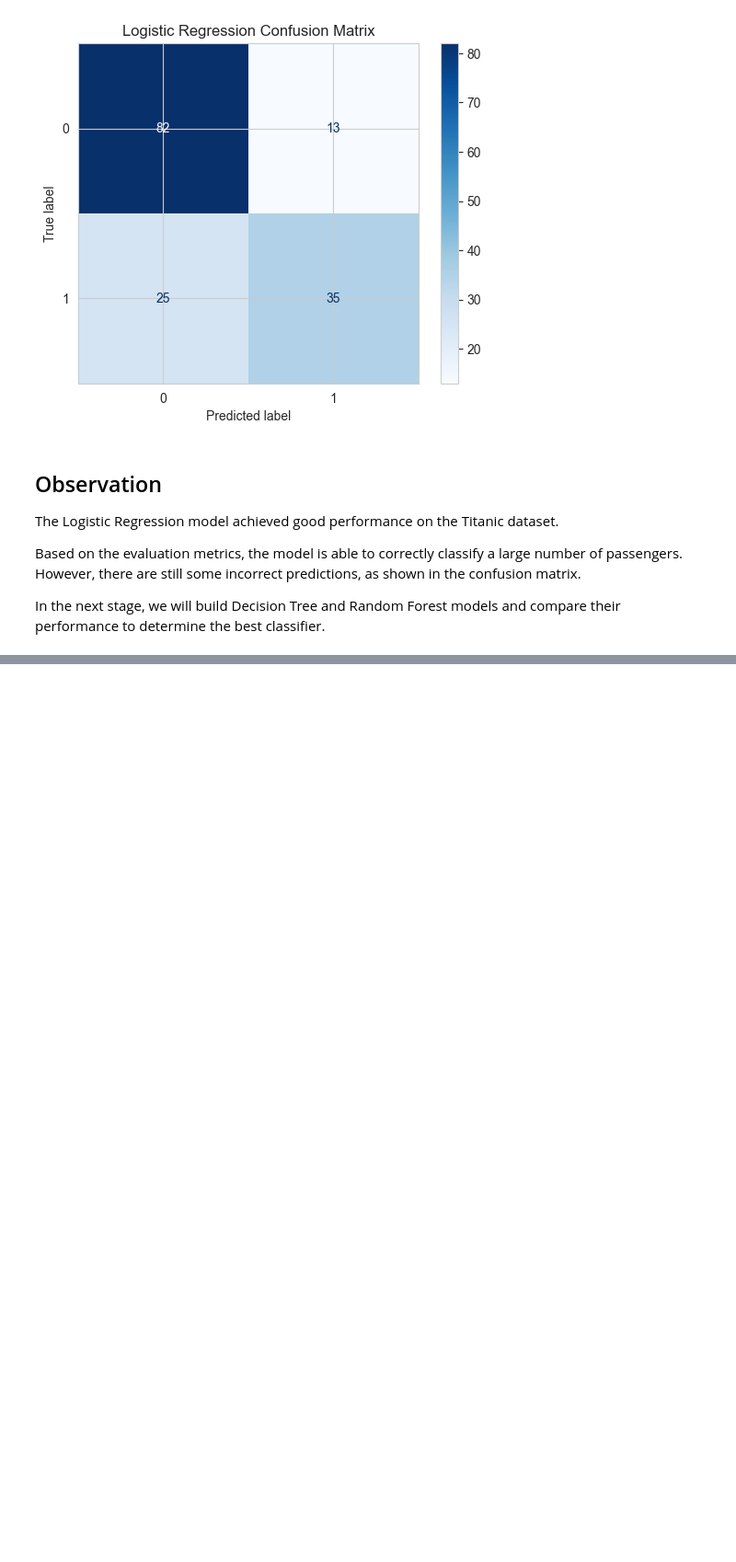
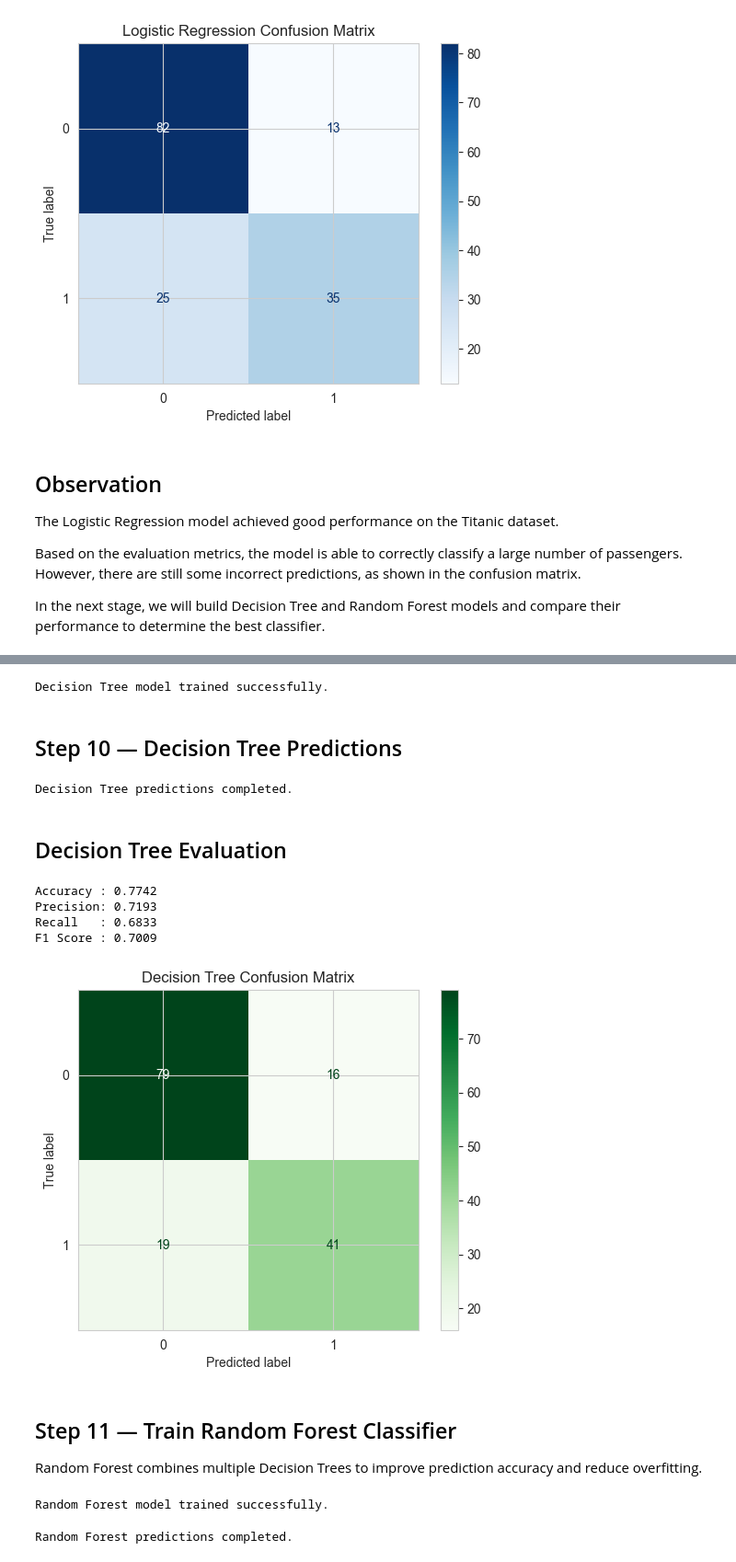
Before and after one commit to Abdullahkhawaja017/zynxis-internship-muhammadabdullah, a Jupyter notebook: Week_3_Classification_Model/Week3_Classification.ipynb, the cells around one changed output, grey strips where cells are left out. Shown at 92% size. Saved outputs shown, nothing was run; the diff lists cells and outputs as text; code cells hidden in the pictures; blank space fills up the shorter version.

Commit message:
Completed Week 3 - Classification Model

```diff
--- a/Week_3_Classification_Model/Week3_Classification.ipynb
+++ b/Week_3_Classification_Model/Week3_Classification.ipynb
@@ -260,0 +266,78 @@ In the next stage, we will build Decision Tree and Random Forest models and comp
+# %%
+# Train Decision Tree
+
+dt_model = DecisionTreeClassifier(random_state=42)
+
+dt_model.fit(X_train, y_train)
+
+print("Decision Tree model trained successfully.")
+# %% [output]
+Decision Tree model trained successfully.
+# %% [markdown]
+##  Step 10 — Decision Tree Predictions
+# %%
+# Decision Tree Predictions
+
+dt_pred = dt_model.predict(X_test)
+
+print("Decision Tree predictions completed.")
+# %% [output]
+Decision Tree predictions completed.
+# %% [markdown]
+## Decision Tree Evaluation
+# %%
+# Decision Tree Metrics
+
+dt_accuracy = accuracy_score(y_test, dt_pred)
+dt_precision = precision_score(y_test, dt_pred)
+dt_recall = recall_score(y_test, dt_pred)
+dt_f1 = f1_score(y_test, dt_pred)
+
+print(f"Accuracy : {dt_accuracy:.4f}")
+print(f"Precision: {dt_precision:.4f}")
+print(f"Recall   : {dt_recall:.4f}")
+print(f"F1 Score : {dt_f1:.4f}")
+# %% [output]
+Accuracy : 0.7742
+Precision: 0.7193
+Recall   : 0.6833
+F1 Score : 0.7009
+# %%
+# Decision Tree Confusion Matrix
+
+cm = confusion_matrix(y_test, dt_pred)
+
+disp = ConfusionMatrixDisplay(confusion_matrix=cm)
+
+disp.plot(cmap="Greens")
+
+plt.title("Decision Tree Confusion Matrix")
+
+plt.show()
+# %% [output]
+[figure, added]
+# %% [markdown]
+##  Step 11 — Train Random Forest Classifier
+
+Random Forest combines multiple Decision Trees to improve prediction accuracy and reduce overfitting.
+# %%
+# Train Random Forest
+
+rf_model = RandomForestClassifier(
+    n_estimators=100,
+    random_state=42
+)
+
+rf_model.fit(X_train, y_train)
+
+print("Random Forest model trained successfully.")
+# %% [output]
+Random Forest model trained successfully.
+# %%
+# Random Forest Predictions
+
+rf_pred = rf_model.predict(X_test)
+
+print("Random Forest predictions completed.")
+# %% [output]
+Random Forest predictions completed.
```
Also changed, not shown: parts of 16 cells of this notebook, 5 other files.
